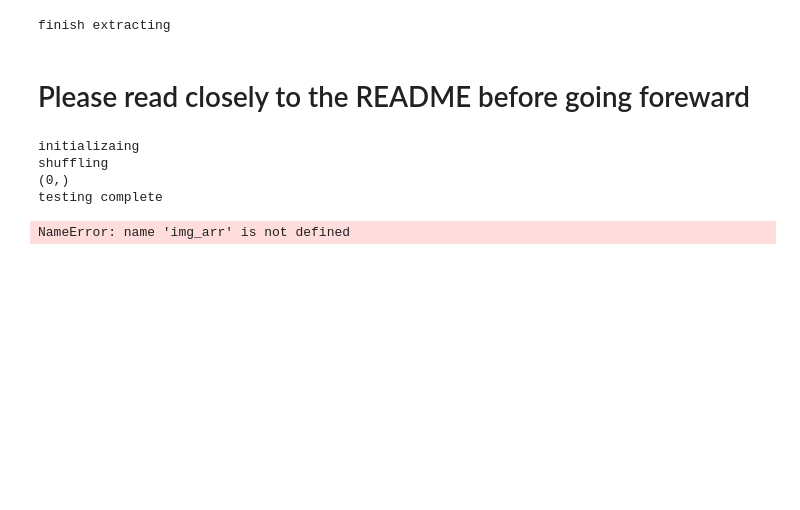
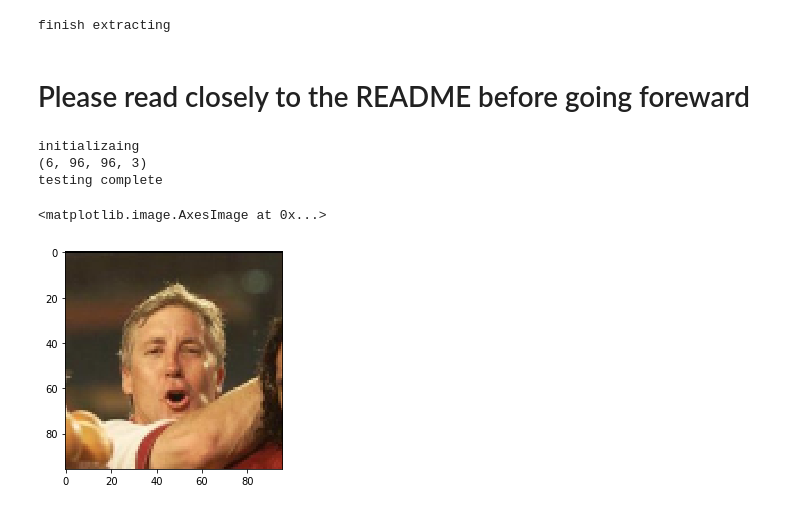
Before and after one commit to syKevinPeng/fireweek6, a Jupyter notebook: Week6.ipynb, the cells around one changed output. Cells and saved outputs as stored; diff of their text form; code cells hidden in the pictures; blank space fills up the shorter version.

Commit message:
Almost finish the generator and fix the unable-to-display-image-bug

```diff
--- a/Week6.ipynb
+++ b/Week6.ipynb
@@ -151,18 +149,20 @@ class DataGenerator (keras.utils.Sequence):
             counter += 1
 # %%
 # for testing only
-data_generator = DataGenerator(txt_file_name=training_pairs_name, batch_size = 2);
+data_generator = DataGenerator(txt_file_name=training_pairs_name, batch_size = 6);
 anchor_arr, pos_img_arr, neg_img_arr = next(data_generator.generate_data())
 print(np.asarray(pos_img_arr).shape)
+pos_img_example = pos_img_arr[1]
+neg_img_example = neg_img_arr[1]
 print("testing complete")
 # %% [output]
 initializaing
-shuffling
-(0,)
+(6, 96, 96, 3)
 testing complete
 # %%
 import matplotlib.pyplot as plt
-
-plt.imshow(img_arr[0])
+pos_img_example = pos_img_example[:, :, ::-1]
+plt.imshow(pos_img_example)
 # %% [output]
-NameError: name 'img_arr' is not defined
+<matplotlib.image.AxesImage at 0x...>
+[figure, added]
```
Also changed, not shown: parts of 4 cells of this notebook.
